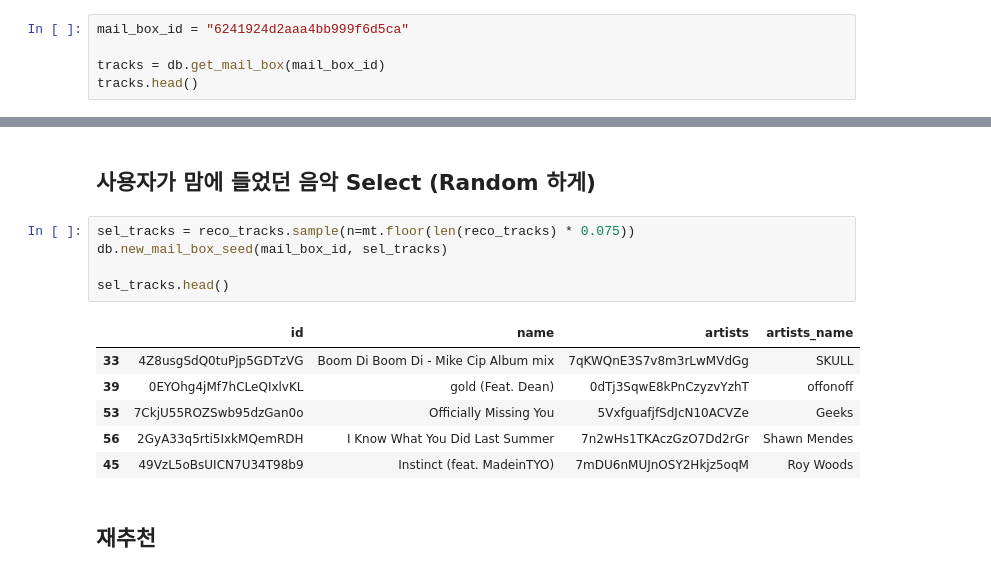
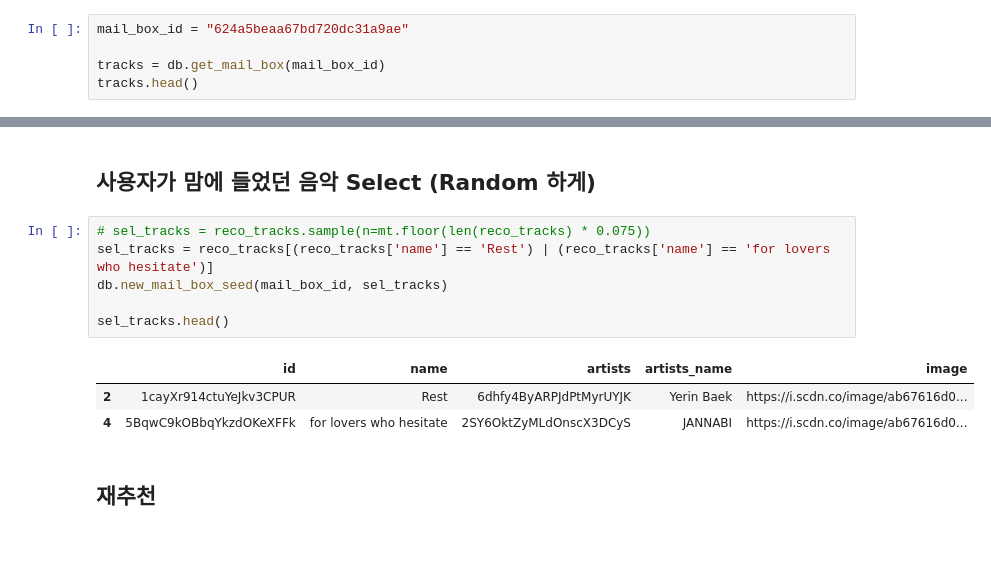
Before and after one commit to formegusto/research-muletter, a Jupyter notebook: pt2. reply and rereco.ipynb, the cells around one changed output, grey strips where cells are left out. Drawn from its saved outputs; the diff is of its cells as text; blank space fills up the shorter version.

```diff
--- a/pt2. reply and rereco.ipynb
+++ b/pt2. reply and rereco.ipynb
@@ -13,7 +13,7 @@ db = DB()
 # %% [markdown]
 ## 사용자 메일 박스 조회
 # %%
-mail_box_id = "6241924d2aaa4bb999f6d5ca"
+mail_box_id = "624a5beaa67bd720dc31a9ae"
 
 tracks = db.get_mail_box(mail_box_id)
 tracks.head()
@@ -37,17 +36,15 @@ reco_tracks.head()
 # %% [markdown]
 ## 사용자가 맘에 들었던 음악 Select (Random 하게)
 # %%
-sel_tracks = reco_tracks.sample(n=mt.floor(len(reco_tracks) * 0.075))
+# sel_tracks = reco_tracks.sample(n=mt.floor(len(reco_tracks) * 0.075))
+sel_tracks = reco_tracks[(reco_tracks['name'] == 'Rest') | (reco_tracks['name'] == 'for lovers who hesitate')]
 db.new_mail_box_seed(mail_box_id, sel_tracks)
 
 sel_tracks.head()
 # %% [output]
-|  | id | name | artists | artists_name |
-| 33 | 4Z8usgSdQ0tuPjp5GDTzVG | Boom Di Boom Di - Mike Cip Album mix | 7qKWQnE3S7v8m3rLwMVdGg | SKULL |
-| 39 | 0EYOhg4jMf7hCLeQIxlvKL | gold (Feat. Dean) | 0dTj3SqwE8kPnCzyzvYzhT | offonoff |
-| 53 | 7CkjU55ROZSwb95dzGan0o | Officially Missing You | 5VxfguafjfSdJcN10ACVZe | Geeks |
-| 56 | 2GyA33q5rti5IxkMQemRDH | I Know What You Did Last Summer | 7n2wHs1TKAczGzO7Dd2rGr | Shawn Mendes |
-| 45 | 49VzL5oBsUICN7U34T98b9 | Instinct (feat. MadeinTYO) | 7mDU6nMUJnOSY2Hkjz5oqM | Roy Woods |
+|  | id | name | artists | artists_name | image |
+| 2 | 1cayXr914ctuYeJkv3CPUR | Rest | 6dhfy4ByARPJdPtMyrUYJK | Yerin Baek | https://i.scdn.co/image/ab67616d0... |
+| 4 | 5BqwC9kOBbqYkzdOKeXFFk | for lovers who hesitate | 2SY6OktZyMLdOnscX3DCyS | JANNABI | https://i.scdn.co/image/ab67616d0... |
 # %% [markdown]
 ## 재추천
 # %%
```
Also changed, not shown: parts of 11 cells of this notebook, 4 other files.
